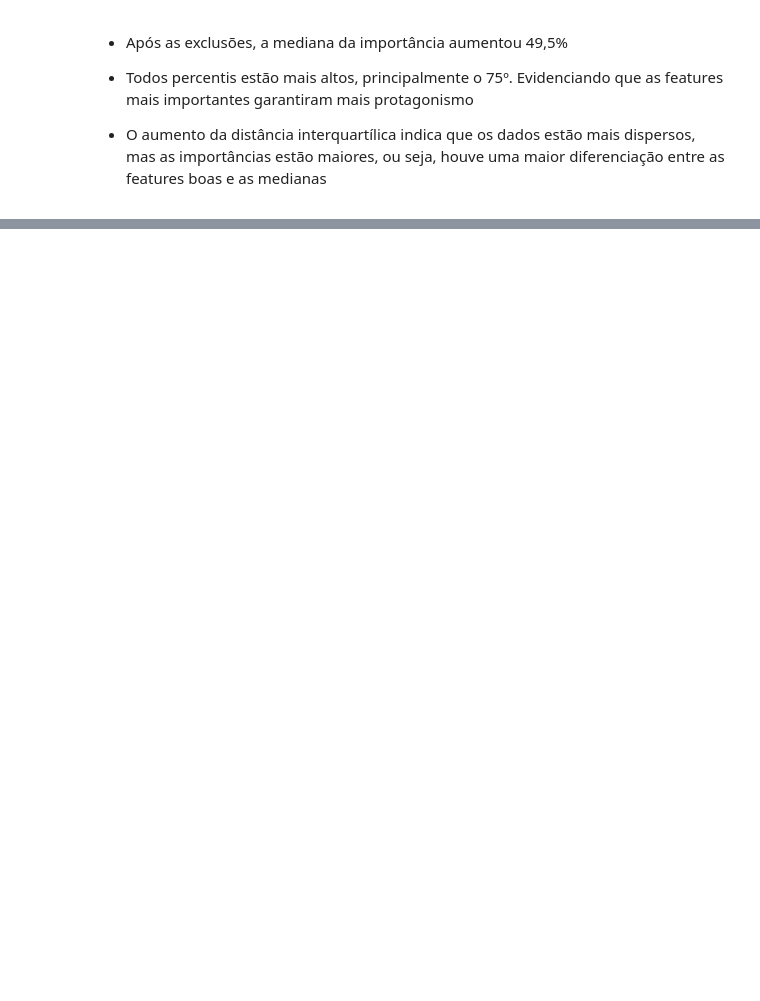
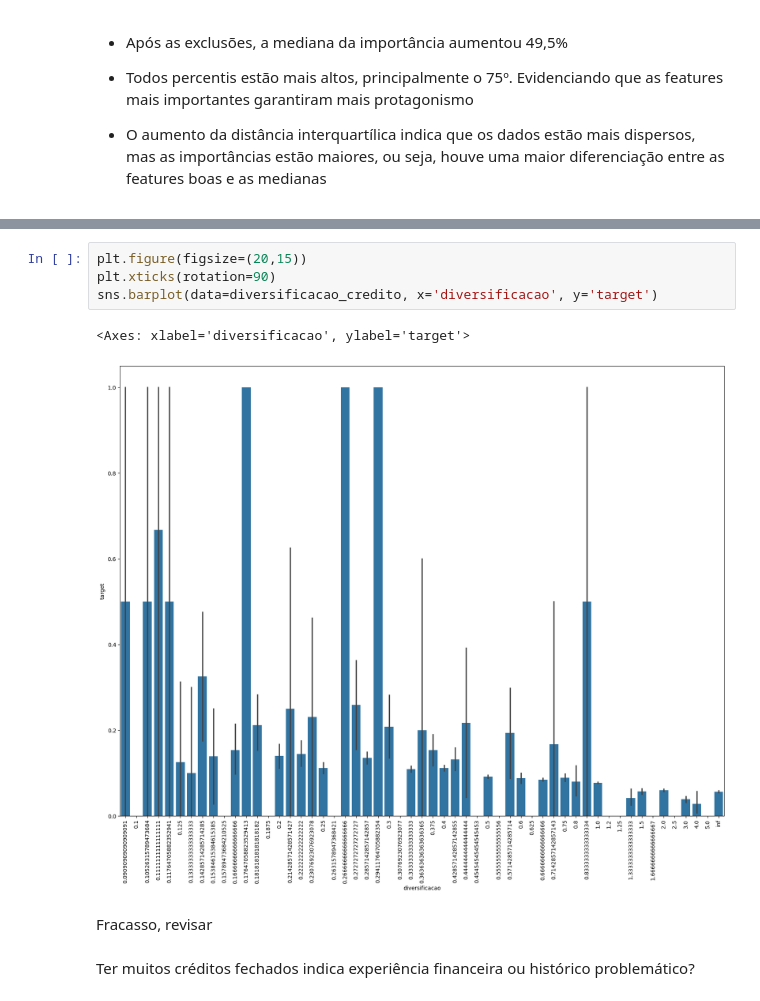
Before and after one commit to Pablo-Sant/project_credit_risk, a Jupyter notebook: notebooks/02-eda_bureau.ipynb, the cells around one changed output, grey strips where cells are left out. Cells and saved outputs as stored; diff of their text form; blank space fills up the shorter version.

```diff
--- a/notebooks/02-eda_bureau.ipynb
+++ b/notebooks/02-eda_bureau.ipynb
@@ -927,0 +964,11 @@ Name: Importância, dtype: float64
+# %%
+plt.figure(figsize=(20,15))
+plt.xticks(rotation=90)
+sns.barplot(data=diversificacao_credito, x='diversificacao', y='target')
+# %% [output]
+<Axes: xlabel='diversificacao', ylabel='target'>
+[figure, added]
+# %% [markdown]
+Fracasso, revisar
+# %% [markdown]
+Ter muitos créditos fechados indica experiência financeira ou histórico problemático?
```
Also changed, not shown: parts of 43 cells of this notebook.
